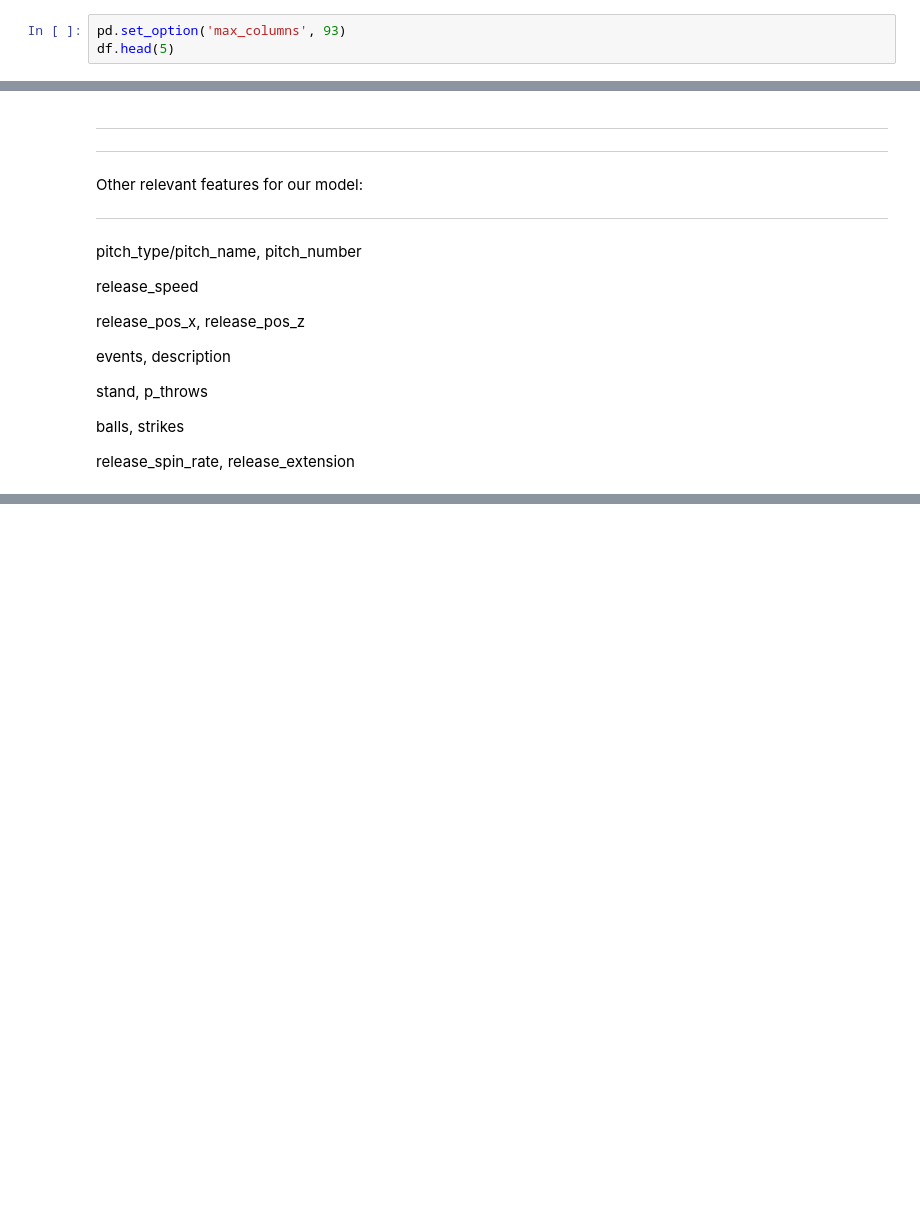
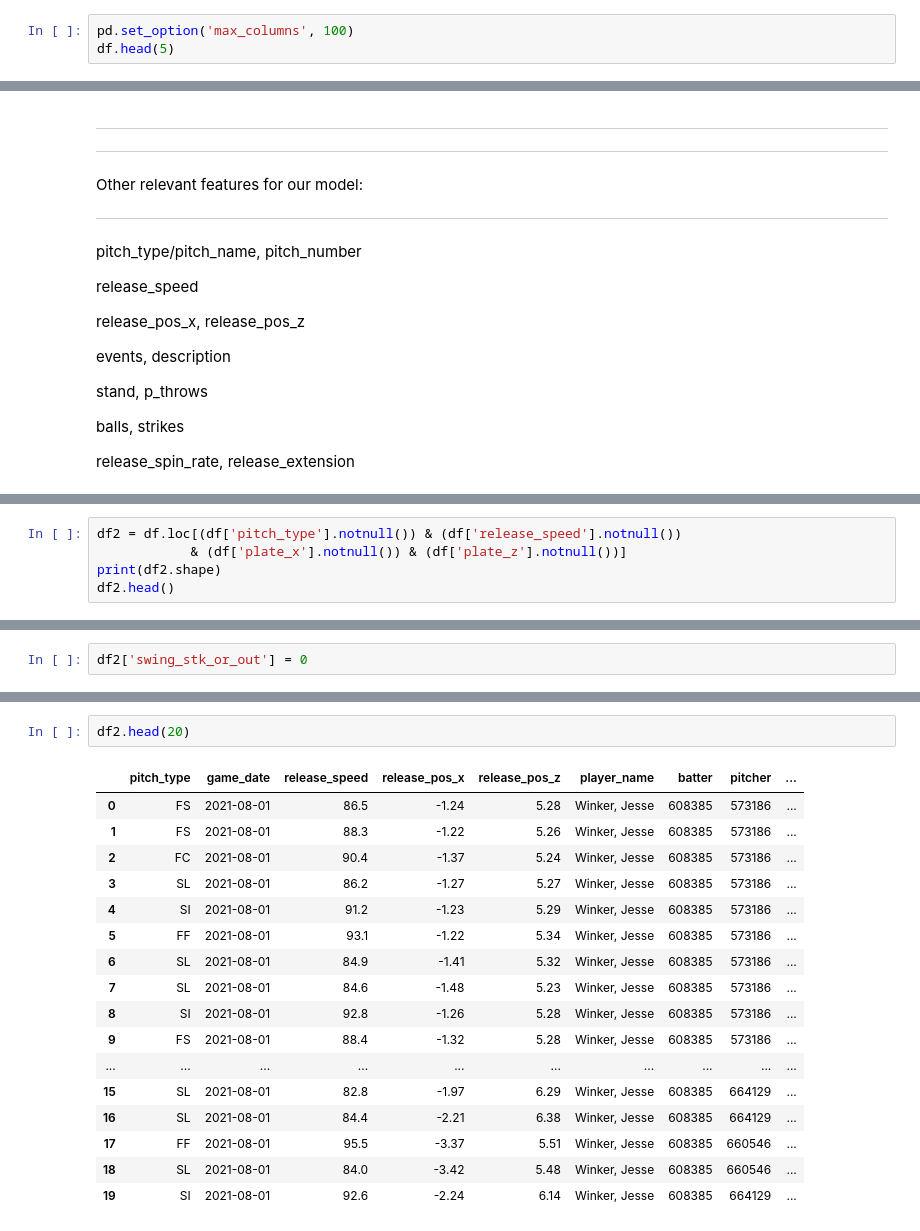
Before and after one commit to ewehmueller/pitch-analysis, a Jupyter notebook: pitch-classification.ipynb, the cells around one changed output, grey strips where cells are left out. Cells and saved outputs as stored; diff of their text form; blank space fills up the shorter version.

```diff
--- a/pitch-classification.ipynb
+++ b/pitch-classification.ipynb
@@ -76,5 +61,5 @@ Index(['pitch_type', 'game_date', 'release_speed', 'release_pos_x',
 # %%
-pd.set_option('max_columns', 93)
+pd.set_option('max_columns', 100)
 df.head(5)
 # %% [output]
 |  | pitch_type | game_date | release_speed | release_pos_x | release_pos_z | player_name | batter | pitcher | ... |
@@ -134,0 +140,5 @@ array(['FS', 'FC', 'SL', 'SI', 'FF', 'CU', 'CH', 'KC', 'FT', nan, 'FO',
+# %%
+df2 = df.loc[(df['pitch_type'].notnull()) & (df['release_speed'].notnull())
+            & (df['plate_x'].notnull()) & (df['plate_z'].notnull())]
+print(df2.shape)
+df2.head()
@@ -134,0 +157,2 @@ array(['FS', 'FC', 'SL', 'SI', 'FF', 'CU', 'CH', 'KC', 'FT', nan, 'FO',
+# %%
+df2['swing_stk_or_out'] = 0
@@ -134,0 +207,20 @@ array(['FS', 'FC', 'SL', 'SI', 'FF', 'CU', 'CH', 'KC', 'FT', nan, 'FO',
+# %%
+df2.head(20)
+# %% [output]
+|  | pitch_type | game_date | release_speed | release_pos_x | release_pos_z | player_name | batter | pitcher | ... |
+| 0 | FS | 2021-08-01 | 86.5 | -1.24 | 5.28 | Winker, Jesse | 608385 | 573186 | ... |
+| 1 | FS | 2021-08-01 | 88.3 | -1.22 | 5.26 | Winker, Jesse | 608385 | 573186 | ... |
+| 2 | FC | 2021-08-01 | 90.4 | -1.37 | 5.24 | Winker, Jesse | 608385 | 573186 | ... |
+| 3 | SL | 2021-08-01 | 86.2 | -1.27 | 5.27 | Winker, Jesse | 608385 | 573186 | ... |
+| 4 | SI | 2021-08-01 | 91.2 | -1.23 | 5.29 | Winker, Jesse | 608385 | 573186 | ... |
+| 5 | FF | 2021-08-01 | 93.1 | -1.22 | 5.34 | Winker, Jesse | 608385 | 573186 | ... |
+| 6 | SL | 2021-08-01 | 84.9 | -1.41 | 5.32 | Winker, Jesse | 608385 | 573186 | ... |
+| 7 | SL | 2021-08-01 | 84.6 | -1.48 | 5.23 | Winker, Jesse | 608385 | 573186 | ... |
+| 8 | SI | 2021-08-01 | 92.8 | -1.26 | 5.28 | Winker, Jesse | 608385 | 573186 | ... |
+| 9 | FS | 2021-08-01 | 88.4 | -1.32 | 5.28 | Winker, Jesse | 608385 | 573186 | ... |
+| ... | ... | ... | ... | ... | ... | ... | ... | ... | ... |
+| 15 | SL | 2021-08-01 | 82.8 | -1.97 | 6.29 | Winker, Jesse | 608385 | 664129 | ... |
+| 16 | SL | 2021-08-01 | 84.4 | -2.21 | 6.38 | Winker, Jesse | 608385 | 664129 | ... |
+| 17 | FF | 2021-08-01 | 95.5 | -3.37 | 5.51 | Winker, Jesse | 608385 | 660546 | ... |
+| 18 | SL | 2021-08-01 | 84.0 | -3.42 | 5.48 | Winker, Jesse | 608385 | 660546 | ... |
+| 19 | SI | 2021-08-01 | 92.6 | -2.24 | 6.14 | Winker, Jesse | 608385 | 664129 | ... |
```
Also changed, not shown: parts of 26 cells of this notebook.
